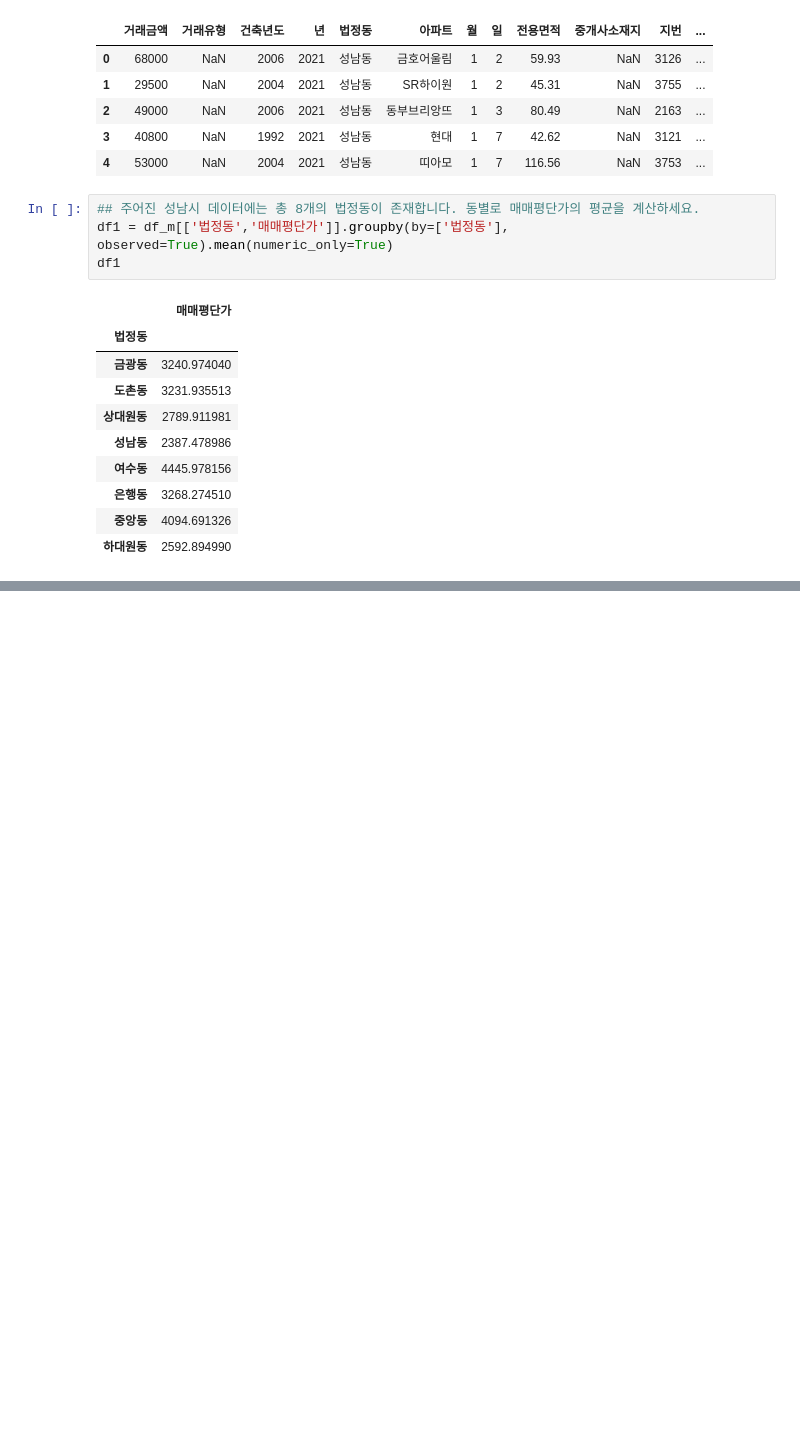
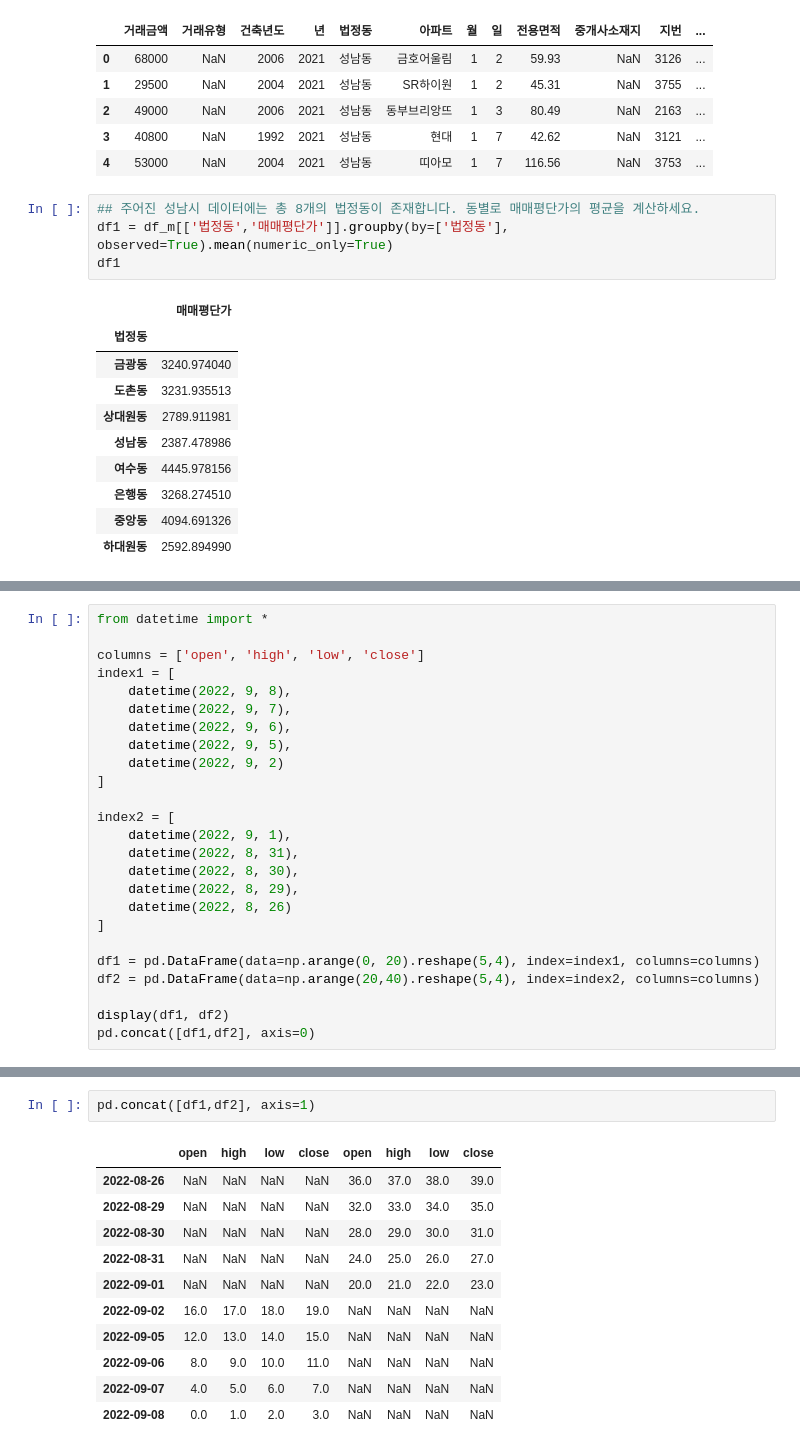
Before and after one commit to beom-L/KDT10, a Jupyter notebook: EX_DATA_VS/pandas_test.ipynb, the cells around one changed output, grey strips where cells are left out. Cells and saved outputs as stored; diff of their text form; blank space fills up the shorter version.

```diff
--- a/EX_DATA_VS/pandas_test.ipynb
+++ b/EX_DATA_VS/pandas_test.ipynb
@@ -332,0 +961,25 @@ KeyError: ('아파트', '매매평단가', '매매건수')
+# %%
+from datetime import *
+
+columns = ['open', 'high', 'low', 'close']
+index1 = [
+    datetime(2022, 9, 8),
+    datetime(2022, 9, 7),
+    datetime(2022, 9, 6),
+    datetime(2022, 9, 5),
+    datetime(2022, 9, 2)
+]
+
+index2 = [
+    datetime(2022, 9, 1),
+    datetime(2022, 8, 31),
+    datetime(2022, 8, 30),
+    datetime(2022, 8, 29),
+    datetime(2022, 8, 26)
+]
+
+df1 = pd.DataFrame(data=np.arange(0, 20).reshape(5,4), index=index1, columns=columns)
+df2 = pd.DataFrame(data=np.arange(20,40).reshape(5,4), index=index2, columns=columns)
+
+display(df1, df2)
+pd.concat([df1,df2], axis=0)
@@ -332,0 +1010,14 @@ KeyError: ('아파트', '매매평단가', '매매건수')
+# %%
+pd.concat([df1,df2], axis=1)
+# %% [output]
+|  | open | high | low | close | open | high | low | close |
+| 2022-08-26 | NaN | NaN | NaN | NaN | 36.0 | 37.0 | 38.0 | 39.0 |
+| 2022-08-29 | NaN | NaN | NaN | NaN | 32.0 | 33.0 | 34.0 | 35.0 |
+| 2022-08-30 | NaN | NaN | NaN | NaN | 28.0 | 29.0 | 30.0 | 31.0 |
+| 2022-08-31 | NaN | NaN | NaN | NaN | 24.0 | 25.0 | 26.0 | 27.0 |
+| 2022-09-01 | NaN | NaN | NaN | NaN | 20.0 | 21.0 | 22.0 | 23.0 |
+| 2022-09-02 | 16.0 | 17.0 | 18.0 | 19.0 | NaN | NaN | NaN | NaN |
+| 2022-09-05 | 12.0 | 13.0 | 14.0 | 15.0 | NaN | NaN | NaN | NaN |
+| 2022-09-06 | 8.0 | 9.0 | 10.0 | 11.0 | NaN | NaN | NaN | NaN |
+| 2022-09-07 | 4.0 | 5.0 | 6.0 | 7.0 | NaN | NaN | NaN | NaN |
+| 2022-09-08 | 0.0 | 1.0 | 2.0 | 3.0 | NaN | NaN | NaN | NaN |
```
Also changed, not shown: parts of 73 cells of this notebook, 18 other files.
